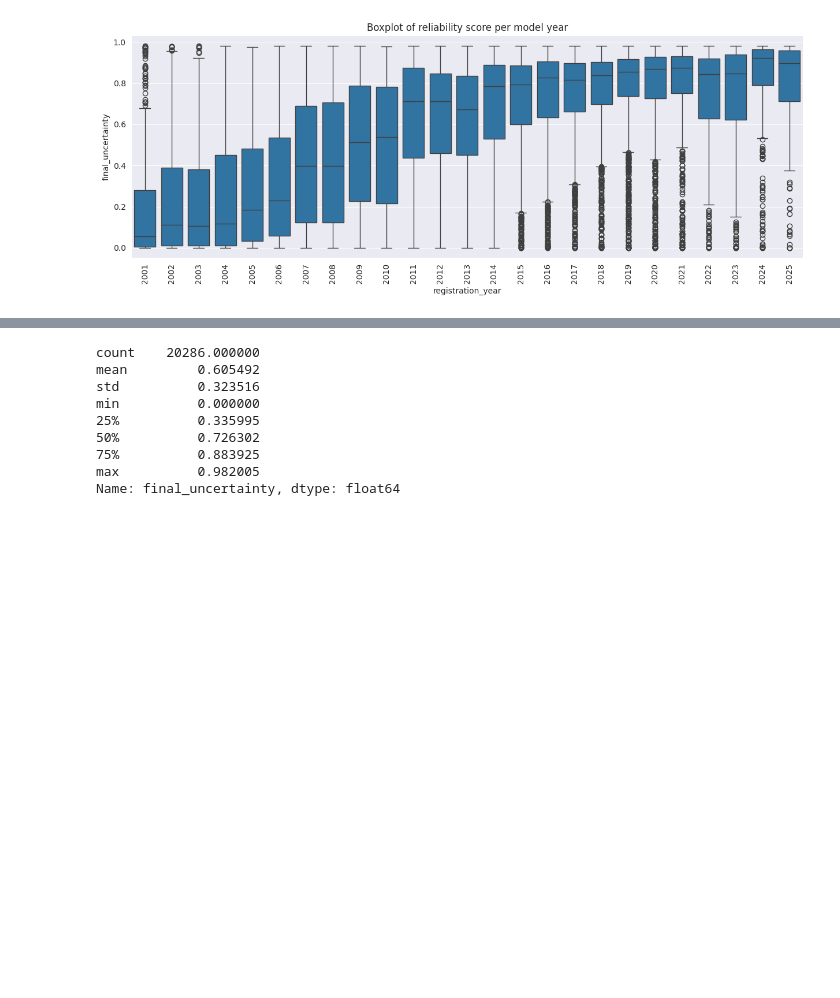
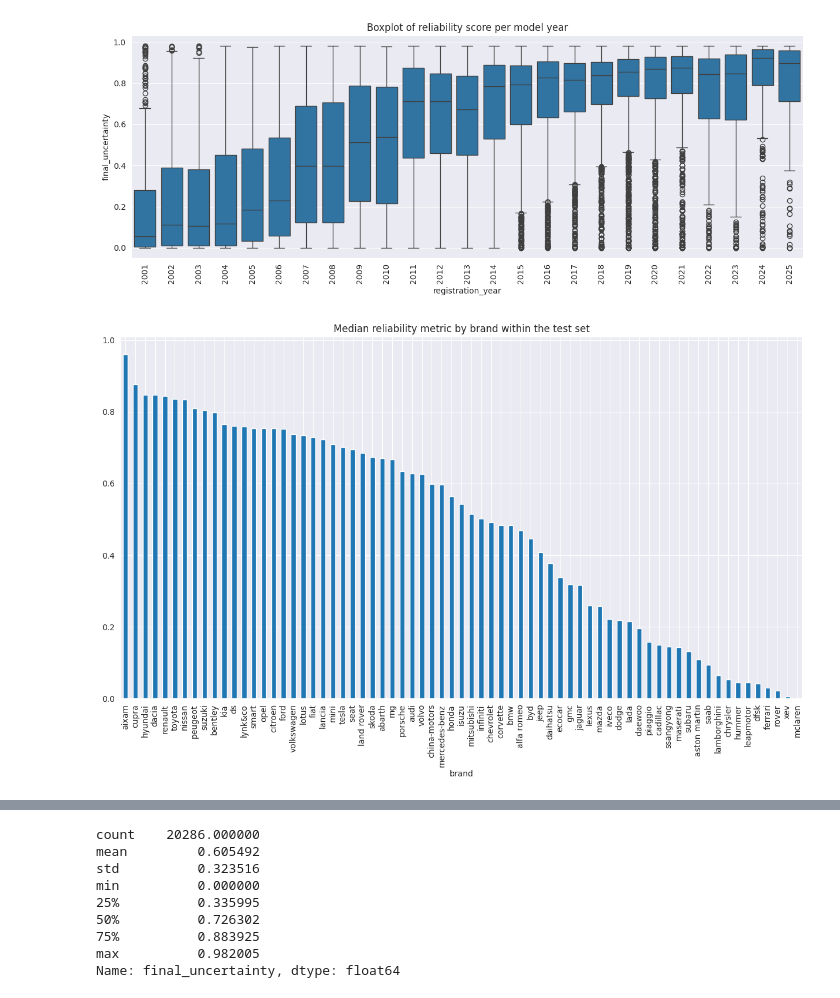
Before and after one commit to aristotekoen/car_market, a Jupyter notebook: notebooks/reliability_score.ipynb, the cells around one changed output, grey strips where cells are left out. Saved outputs shown, nothing was run; the diff lists cells and outputs as text; code cells hidden in the pictures; blank space fills up the shorter version.

```diff
--- a/notebooks/reliability_score.ipynb
+++ b/notebooks/reliability_score.ipynb
@@ -226,3 +214,10 @@ plt.title('Boxplot of reliability score per model year')
 plt.savefig('../plots/boxplot_reliability_per_year.png', bbox_inches='tight')
 # %% [output]
 [figure]
+# %%
+plt.figure(figsize=(15,8))
+test.groupby('brand')['final_uncertainty'].agg('median').sort_values(ascending=False).plot(kind='bar')
+plt.title('Median reliability metric by brand within the test set')
+plt.savefig('../plots/reliability_by_brand_median.png', bbox_inches='tight')
+# %% [output]
+[figure, added]
```
Also changed, not shown: parts of 9 cells of this notebook, 3 other files.
